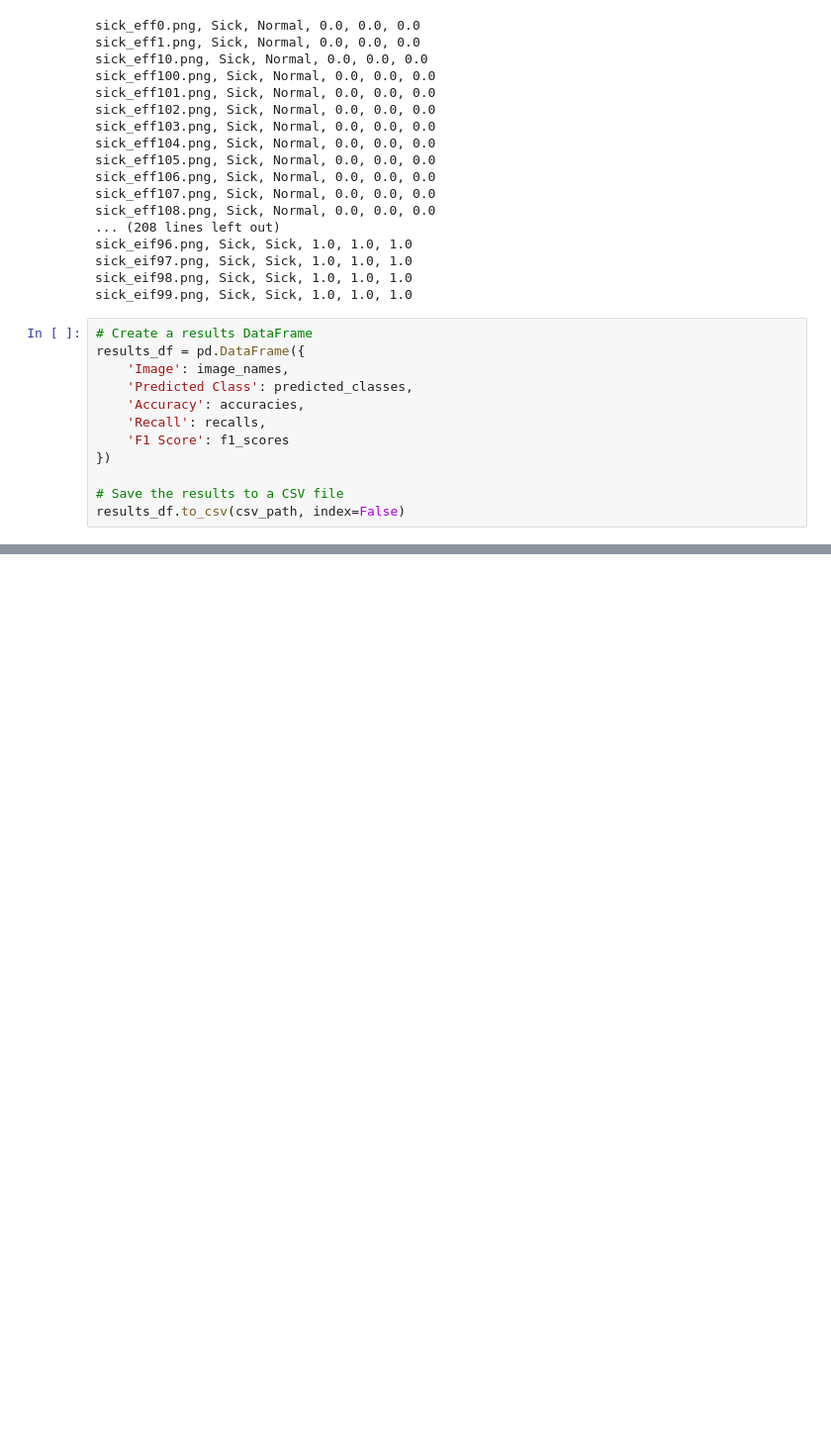
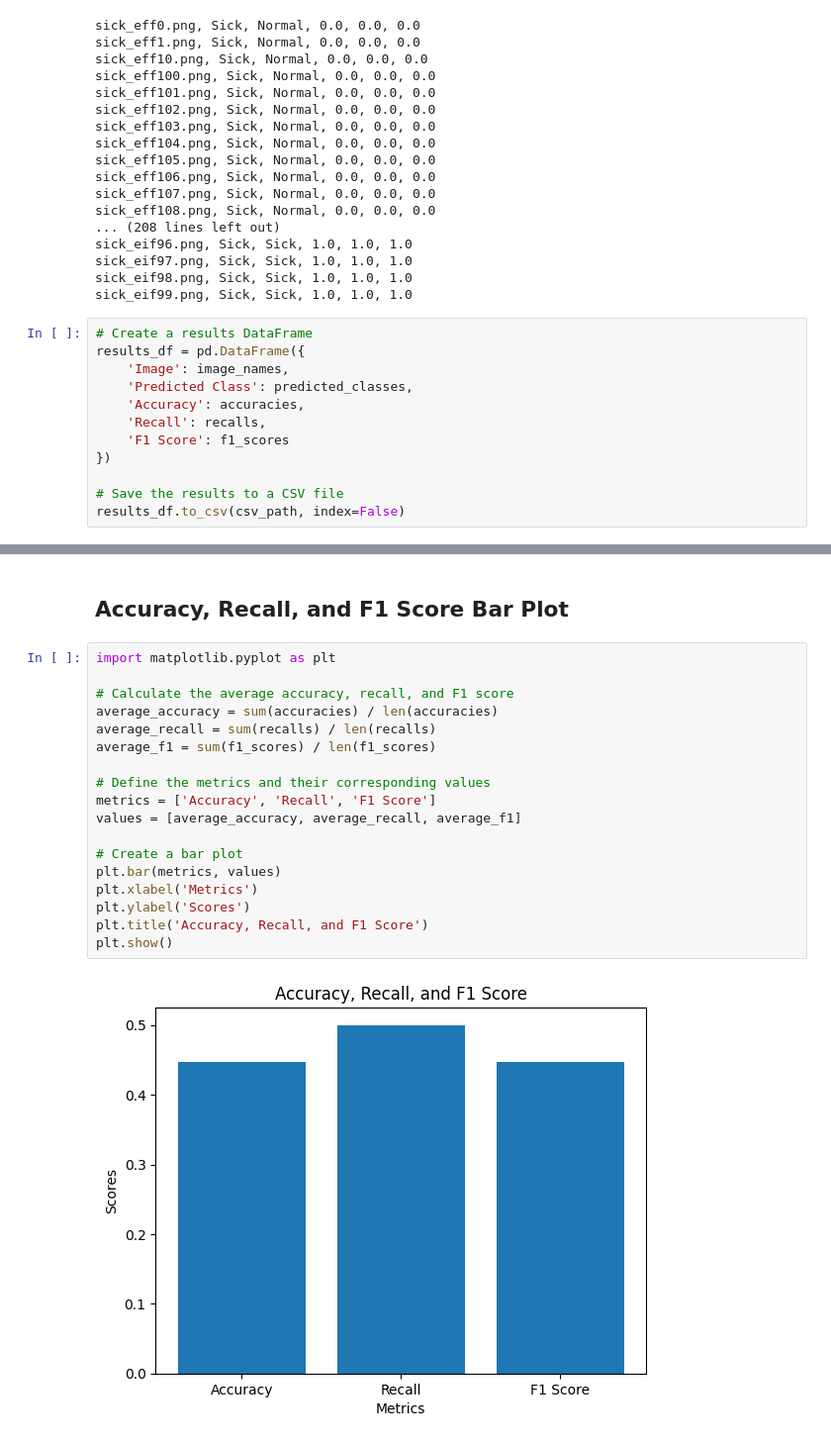
Before and after one commit to sendimarvin/chest-opacities-deep-learning-model, a Jupyter notebook: model_usage.ipynb, the cells around one changed output, grey strips where cells are left out. Shown: that part at 99% size. Saved outputs shown, nothing was run; the diff lists cells and outputs as text; blank space fills up the shorter version.

```diff
--- a/model_usage.ipynb
+++ b/model_usage.ipynb
@@ -100,0 +135,22 @@ results_df.to_csv(csv_path, index=False)
+# %% [markdown]
+## Accuracy, Recall, and F1 Score Bar Plot
+# %%
+import matplotlib.pyplot as plt
+
+# Calculate the average accuracy, recall, and F1 score
+average_accuracy = sum(accuracies) / len(accuracies)
+average_recall = sum(recalls) / len(recalls)
+average_f1 = sum(f1_scores) / len(f1_scores)
+
+# Define the metrics and their corresponding values
+metrics = ['Accuracy', 'Recall', 'F1 Score']
+values = [average_accuracy, average_recall, average_f1]
+
+# Create a bar plot
+plt.bar(metrics, values)
+plt.xlabel('Metrics')
+plt.ylabel('Scores')
+plt.title('Accuracy, Recall, and F1 Score')
+plt.show()
+# %% [output]
+[figure, added]
```
Also changed, not shown: parts of 7 cells of this notebook, 1 other file.
